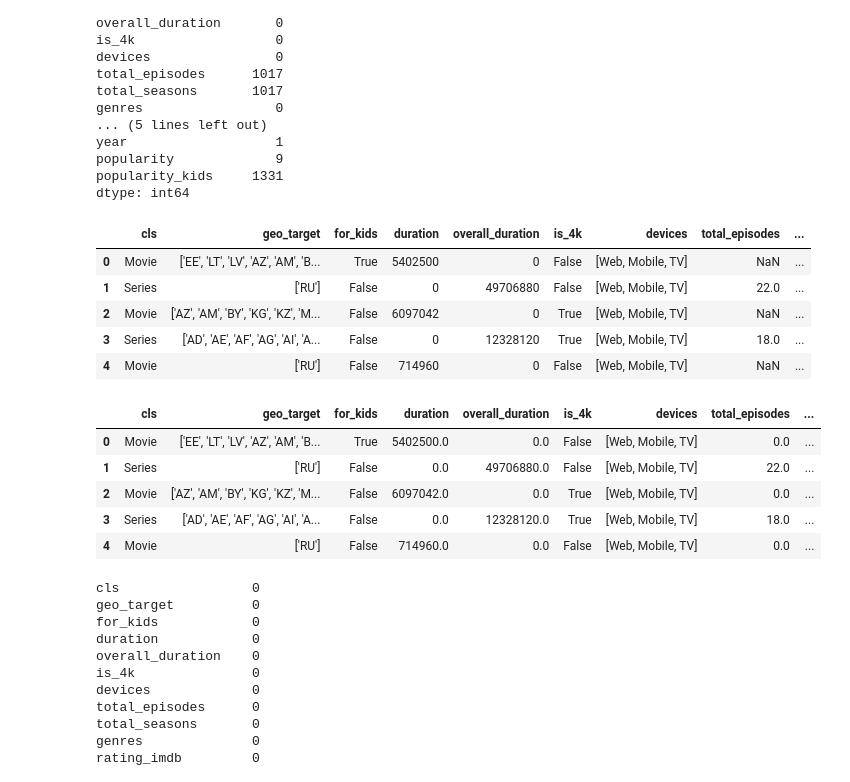
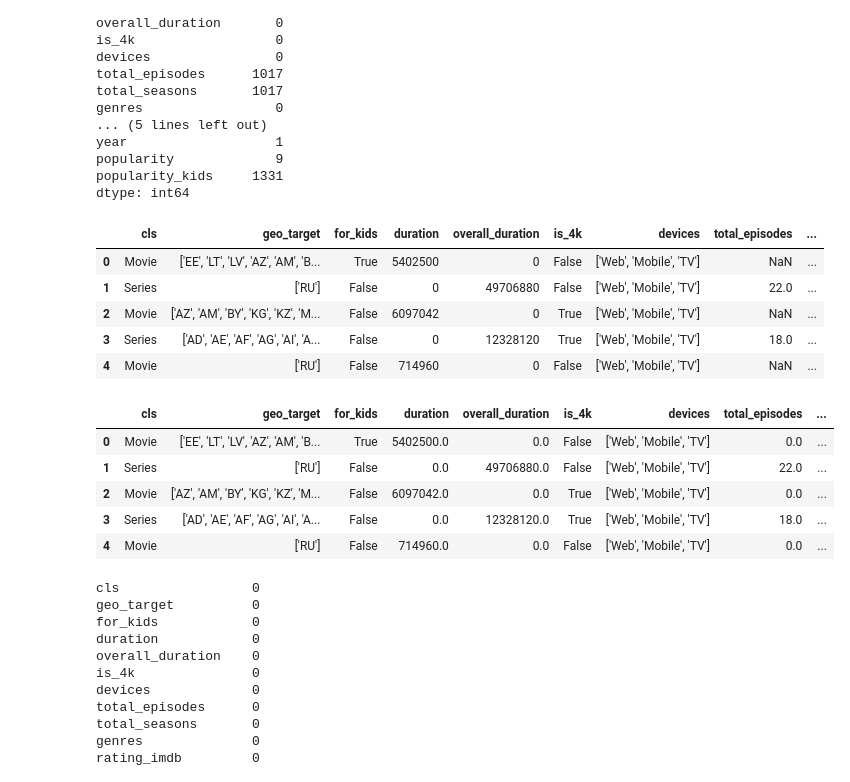
Before and after one commit to Patrick7777777/users_segmentation, a Jupyter notebook: work/product_clastering.ipynb, the cells around one changed output. Drawn from its saved outputs; the diff is of its cells as text; code cells hidden in the pictures.

```diff
--- a/work/product_clastering.ipynb
+++ b/work/product_clastering.ipynb
@@ -39,6 +39,6 @@ data.head(100)
 | 99 | 1f17a016-c721-4e9e-9755-8e90076fae29 | Movie | Пена дней | ['AZ', 'AM', 'BY', 'KG', 'KZ', 'M... | False | 7543320 | 0 | False | ['Web'] | ... |
 100 rows × 20 columns
 # %%
-for col in ['devices', 'genres']:
-    data[col] = data[col].apply(lambda x: ast.literal_eval(x) if pd.notnull(x) else [])
-data.head()
+# for col in ['devices', 'genres']:
+#     data[col] = data[col].apply(lambda x: ast.literal_eval(x) if pd.notnull(x) else [])
+# data.head()
@@ -74,23 +67,24 @@ df = data.drop(['id', 'title'], axis=1)
 df.head()
 # %% [output]
 |  | cls | geo_target | for_kids | duration | overall_duration | is_4k | devices | total_episodes | ... |
-| 0 | Movie | ['EE', 'LT', 'LV', 'AZ', 'AM', 'B... | True | 5402500 | 0 | False | [Web, Mobile, TV] | NaN | ... |
-| 1 | Series | ['RU'] | False | 0 | 49706880 | False | [Web, Mobile, TV] | 22.0 | ... |
-| 2 | Movie | ['AZ', 'AM', 'BY', 'KG', 'KZ', 'M... | False | 6097042 | 0 | True | [Web, Mobile, TV] | NaN | ... |
-| 3 | Series | ['AD', 'AE', 'AF', 'AG', 'AI', 'A... | False | 0 | 12328120 | True | [Web, Mobile, TV] | 18.0 | ... |
-| 4 | Movie | ['RU'] | False | 714960 | 0 | False | [Web, Mobile, TV] | NaN | ... |
+| 0 | Movie | ['EE', 'LT', 'LV', 'AZ', 'AM', 'B... | True | 5402500 | 0 | False | ['Web', 'Mobile', 'TV'] | NaN | ... |
+| 1 | Series | ['RU'] | False | 0 | 49706880 | False | ['Web', 'Mobile', 'TV'] | 22.0 | ... |
+| 2 | Movie | ['AZ', 'AM', 'BY', 'KG', 'KZ', 'M... | False | 6097042 | 0 | True | ['Web', 'Mobile', 'TV'] | NaN | ... |
+| 3 | Series | ['AD', 'AE', 'AF', 'AG', 'AI', 'A... | False | 0 | 12328120 | True | ['Web', 'Mobile', 'TV'] | 18.0 | ... |
+| 4 | Movie | ['RU'] | False | 714960 | 0 | False | ['Web', 'Mobile', 'TV'] | NaN | ... |
 # %%
 imp = impute.SimpleImputer(strategy = "constant", fill_value=0)
 num_cols = df.select_dtypes(include=['int64', 'float64']).columns
+cat_cols = df.drop(num_cols, axis=1).columns
 df[num_cols] = imp.fit_transform(df[num_cols])
 df.head()
 # %% [output]
 |  | cls | geo_target | for_kids | duration | overall_duration | is_4k | devices | total_episodes | ... |
-| 0 | Movie | ['EE', 'LT', 'LV', 'AZ', 'AM', 'B... | True | 5402500.0 | 0.0 | False | [Web, Mobile, TV] | 0.0 | ... |
-| 1 | Series | ['RU'] | False | 0.0 | 49706880.0 | False | [Web, Mobile, TV] | 22.0 | ... |
-| 2 | Movie | ['AZ', 'AM', 'BY', 'KG', 'KZ', 'M... | False | 6097042.0 | 0.0 | True | [Web, Mobile, TV] | 0.0 | ... |
-| 3 | Series | ['AD', 'AE', 'AF', 'AG', 'AI', 'A... | False | 0.0 | 12328120.0 | True | [Web, Mobile, TV] | 18.0 | ... |
-| 4 | Movie | ['RU'] | False | 714960.0 | 0.0 | False | [Web, Mobile, TV] | 0.0 | ... |
+| 0 | Movie | ['EE', 'LT', 'LV', 'AZ', 'AM', 'B... | True | 5402500.0 | 0.0 | False | ['Web', 'Mobile', 'TV'] | 0.0 | ... |
+| 1 | Series | ['RU'] | False | 0.0 | 49706880.0 | False | ['Web', 'Mobile', 'TV'] | 22.0 | ... |
+| 2 | Movie | ['AZ', 'AM', 'BY', 'KG', 'KZ', 'M... | False | 6097042.0 | 0.0 | True | ['Web', 'Mobile', 'TV'] | 0.0 | ... |
+| 3 | Series | ['AD', 'AE', 'AF', 'AG', 'AI', 'A... | False | 0.0 | 12328120.0 | True | ['Web', 'Mobile', 'TV'] | 18.0 | ... |
+| 4 | Movie | ['RU'] | False | 714960.0 | 0.0 | False | ['Web', 'Mobile', 'TV'] | 0.0 | ... |
 # %%
 df.isnull().sum()
 # %% [output]
```
Also changed, not shown: parts of 9 cells of this notebook, 1 other file.
